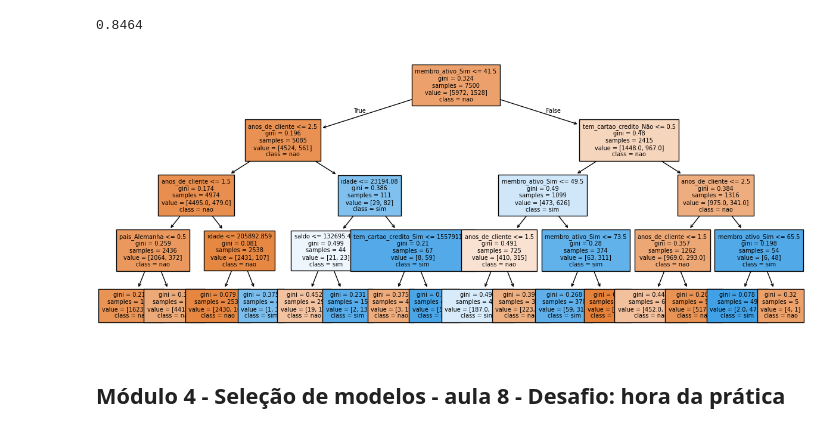
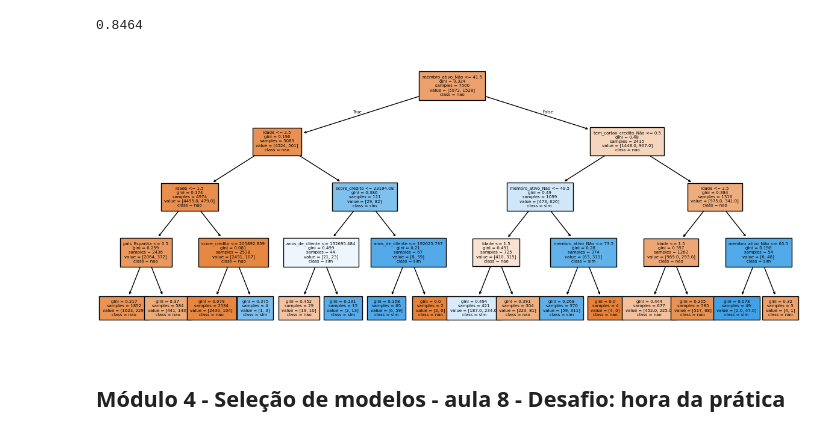
Before and after one commit to JCrpa/curso16_aprendendo_classificar_dados_machine_learning, a Jupyter notebook: desafio_hora_da_pratica/desafio_hora_da_pratica.ipynb, the cells around one changed output. Drawn from its saved outputs; the diff is of its cells as text; code cells hidden in the pictures.

```diff
--- a/desafio_hora_da_pratica/desafio_hora_da_pratica.ipynb
+++ b/desafio_hora_da_pratica/desafio_hora_da_pratica.ipynb
@@ -11,6 +11,8 @@ import pandas as pd
 import numpy as np
 # %%
 dados = pd.read_csv(r'C:\Users\joaoc\OneDrive\Documentos\Aprendizado_ONE\formacao-tech-foundation\curso16_aprendendo_classificar_dados_machine_learning\desafio_hora_da_pratica\churn.csv')
+# %%
+dados = dados.drop('id_cliente', axis=1)
 # %%
 dados
 # %% [output]
@@ -144,7 +145,7 @@ colunas = x.columns
 # %%
 one_hot = make_column_transformer((
     OneHotEncoder(drop ='if_binary'),
-     ['pais', 'sexo_biologico', 'tem_cartao_credito', 'membro_ativo']
+     ['sexo_biologico','pais','tem_cartao_credito', 'membro_ativo']
 ),
     remainder='passthrough',
     sparse_threshold=0)
@@ -279,9 +279,9 @@ arvore.score(x_teste, y_teste)
 0.8464
 # %%
 plt.figure(figsize=(15, 6))
-plot_tree(arvore, filled=True, class_names=('nao', 'sim'), fontsize=7, feature_names=nome_colunas);
+plot_tree(arvore, filled=True, class_names=('nao', 'sim'), fontsize=5, feature_names=nome_colunas);
 # %% [output]
-[figure, old version]
+[figure, new version]
 # %% [markdown]
 ## Módulo 4 - Seleção de modelos - aula 8 - Desafio: hora da prática
 # %% [markdown]
```
Also changed, not shown: parts of 25 cells of this notebook, 2 other files.
